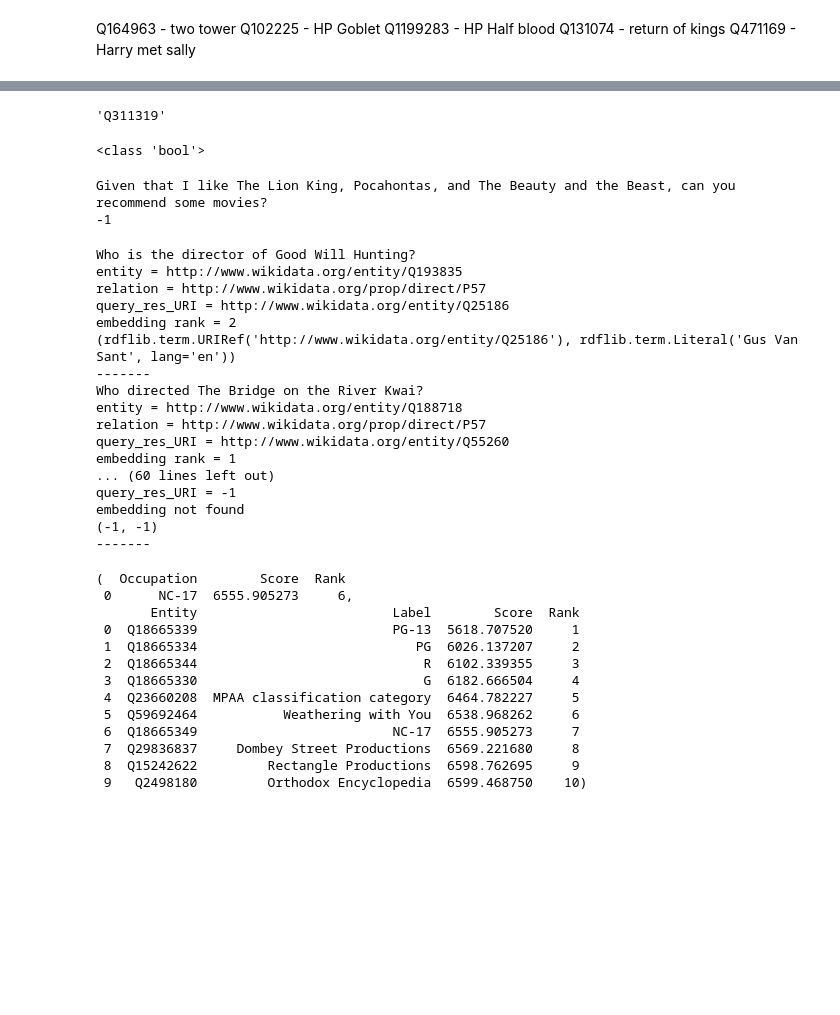
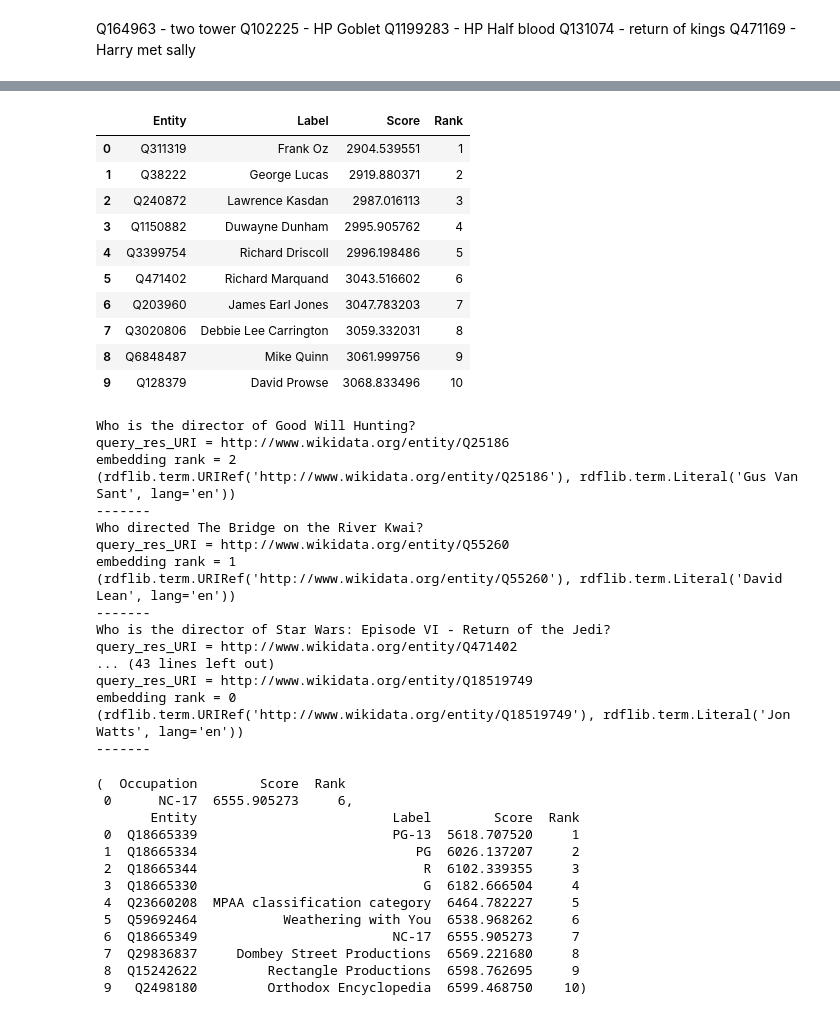
Before and after one commit to BananaBond/Movie_Chatbot, a Jupyter notebook: main_notebook.ipynb, the cells around one changed output, grey strips where cells are left out. Cells and saved outputs as stored; diff of their text form; code cells hidden in the pictures; blank space fills up the shorter version.

```diff
--- a/main_notebook.ipynb
+++ b/main_notebook.ipynb
@@ -277,10 +354,9 @@ def find_something_about_an_entity(entity_URI, relation_URI):
 
     SELECT ?res ?label WHERE {{
         <{}> <{}> ?res .
-        ?res rdfs:label ?label .
+        OPTIONAL{{?res rdfs:label ?label .}}
 
     }} """.format(entity_URI, relation_URI)
-
 
     res =  list(graph.query(query_content))
 
@@ -289,11 +365,14 @@ def find_something_about_an_entity(entity_URI, relation_URI):
     else:
         return -1, -1
 a, b = find_something_about_an_entity('http://www.wikidata.org/entity/Q134773','http://www.wikidata.org/prop/direct/P57')
-
-# for elements in a[0]:
-#     print(elements)
 print(a)
 print(b)
+a, b = find_something_about_an_entity(WD['Q134773'],WDT['P57'])
+print(a)
+print(b)
+a, b = find_something_about_an_entity('http://www.wikidata.org/entity/Q1033016', WDT['P345'])
+print(a)
+print(b)
 # %% [output]
 http://www.wikidata.org/entity/Q187364
 Robert Zemeckis
@@ -485,6 +568,6 @@ sample_questions = ["Who is the director of Good Will Hunting?", "Who directed T
                     "Recommend movies like Nightmare on Elm Street, Friday the 13th, and Halloween.",
                     "Can you tell me the publication date of Tom Meets Zizou?", "Who is the executive producer of X-Men: First Class?",
                     "Who is the director of Batman 1989?", "What is the box office of The Princess and the Frog?",
-                   "What is the birthplace of Christopher Nolan?"]
+                   "What is the birthplace of Christopher Nolan?", "Can you recommend me some horror films?", "Who is the director of Spider-Man: Far from Home?"]
 # %%
 questions_df = [{"query": s, "type" : "", "entity":[]}for s in sample_questions]
@@ -530,7 +593,0 @@ ner_pipeline(sample_questions[15])
-# %%
-fine_tune_data = []
-for movie in movies_list:
-    dummy = {"label":'MISC', 'word':movie}
-    fine_tune_data.append(dummy)
-
-fine_tune_data[100]
@@ -1030,32 +1166,26 @@ def check_embeddings_for_errors(entity,relation,query_res = -1):
     else:
         res = -1
     most_likely = pd.DataFrame([
-        (id2ent[idx][len(WD):], ent2lbl[id2ent[idx]], dist[idx], rank+1)
+        (id2ent[idx][len(WD):], ent2label[id2ent[idx]], dist[idx], rank+1)
         for rank, idx in enumerate(most_likely[:10])],
         columns=('Entity', 'Label', 'Score', 'Rank'))
     return res, most_likely
 # %%
 
 res, most_likely = check_embeddings_for_errors('Q181803', 'P57',{('Q471402','Richard Marquand')})
-most_likely.loc[:,"Label"].values[0]
-most_likely.loc[:,"Entity"].values[0]
+most_likely
 # %% [output]
-'Q311319'
+|  | Entity | Label | Score | Rank |
+| 0 | Q311319 | Frank Oz | 2904.539551 | 1 |
+| 1 | Q38222 | George Lucas | 2919.880371 | 2 |
+| 2 | Q240872 | Lawrence Kasdan | 2987.016113 | 3 |
+| 3 | Q1150882 | Duwayne Dunham | 2995.905762 | 4 |
+| 4 | Q3399754 | Richard Driscoll | 2996.198486 | 5 |
+| 5 | Q471402 | Richard Marquand | 3043.516602 | 6 |
+| 6 | Q203960 | James Earl Jones | 3047.783203 | 7 |
+| 7 | Q3020806 | Debbie Lee Carrington | 3059.332031 | 8 |
+| 8 | Q6848487 | Mike Quinn | 3061.999756 | 9 |
+| 9 | Q128379 | David Prowse | 3068.833496 | 10 |
-# %%
-a = False
-type_a = type(a)
-if isinstance(a, bool):
-    print(type(a))
-# %% [output]
-<class 'bool'>
-# %%
-test_q_df = questions_df[10]
-print(test_q_df['query'])
-res = deal_with_KG_query(test_q_df)
-print(res)
-# %% [output]
-Given that I like The Lion King, Pocahontas, and The Beauty and the Beast, can you recommend some movies?
--1
 # %%
 def deal_with_KG_query(formulated_question):
 
@@ -1103,8 +1233,8 @@ def deal_with_KG_query(formulated_question):
         relation_URI = find_entity_given_label(relation)
         if relation_URI == -1:
             return -1
-    print("entity = " + str(entity_URI))
-    print("relation = " +  str(relation_URI))
+#     print("entity = " + str(entity_URI))
+#     print("relation = " +  str(relation_URI))
     query_res_URI, query_res_label =  find_something_about_an_entity(entity_URI, relation_URI)
 #     print(query_res_URI)
     print('query_res_URI = ' + str(query_res_URI))
@@ -1147,22 +1277,22 @@ for test_q_df in questions_df:
         print("-------")
 # %% [output]
 Who is the director of Good Will Hunting?
-entity = http://www.wikidata.org/entity/Q193835
-relation = http://www.wikidata.org/prop/direct/P57
 query_res_URI = http://www.wikidata.org/entity/Q25186
 embedding rank = 2
 (rdflib.term.URIRef('http://www.wikidata.org/entity/Q25186'), rdflib.term.Literal('Gus Van Sant', lang='en'))
 -------
 Who directed The Bridge on the River Kwai?
-entity = http://www.wikidata.org/entity/Q188718
-relation = http://www.wikidata.org/prop/direct/P57
 query_res_URI = http://www.wikidata.org/entity/Q55260
 embedding rank = 1
-... (60 lines left out)
-query_res_URI = -1
-embedding not found
-(-1, -1)
+(rdflib.term.URIRef('http://www.wikidata.org/entity/Q55260'), rdflib.term.Literal('David Lean', lang='en'))
 -------
+Who is the director of Star Wars: Episode VI - Return of the Jedi?
+query_res_URI = http://www.wikidata.org/entity/Q471402
+... (43 lines left out)
+query_res_URI = http://www.wikidata.org/entity/Q18519749
+embedding rank = 0
+(rdflib.term.URIRef('http://www.wikidata.org/entity/Q18519749'), rdflib.term.Literal('Jon Watts', lang='en'))
+-------
 # %%
 check_embeddings_for_errors('Q59692464', 'P1657',{('Q18665349', 'NC-17')})
 # %% [output]
```
Also changed, not shown: parts of 28 cells of this notebook.
